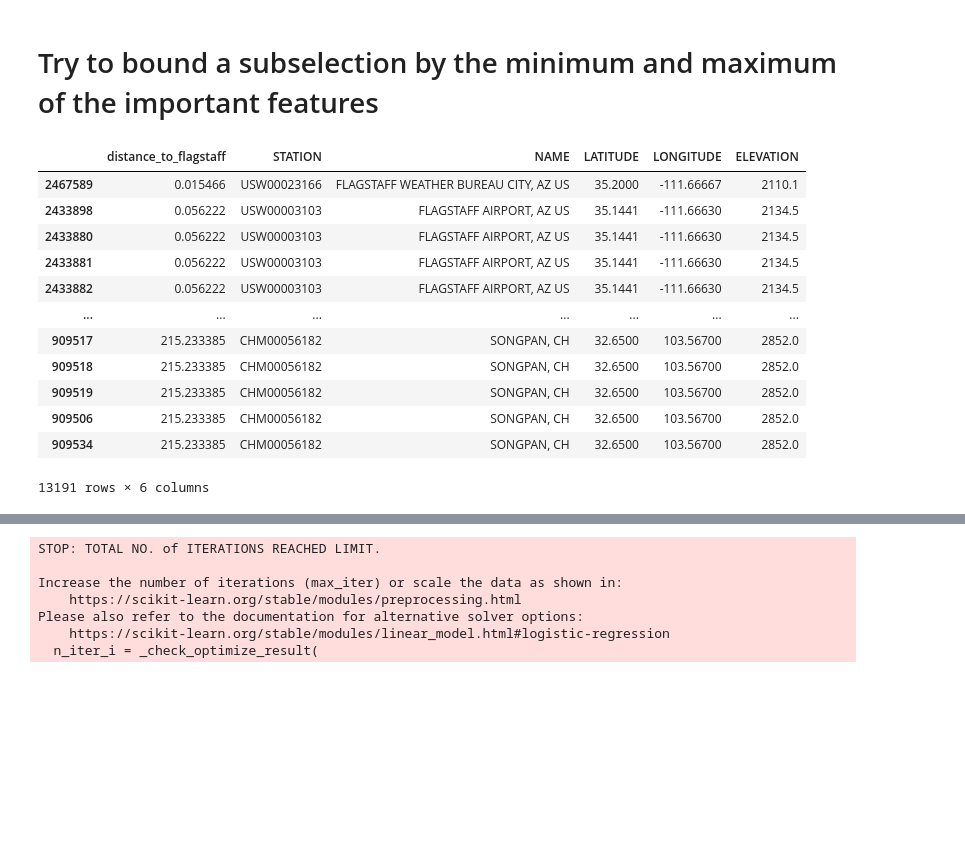
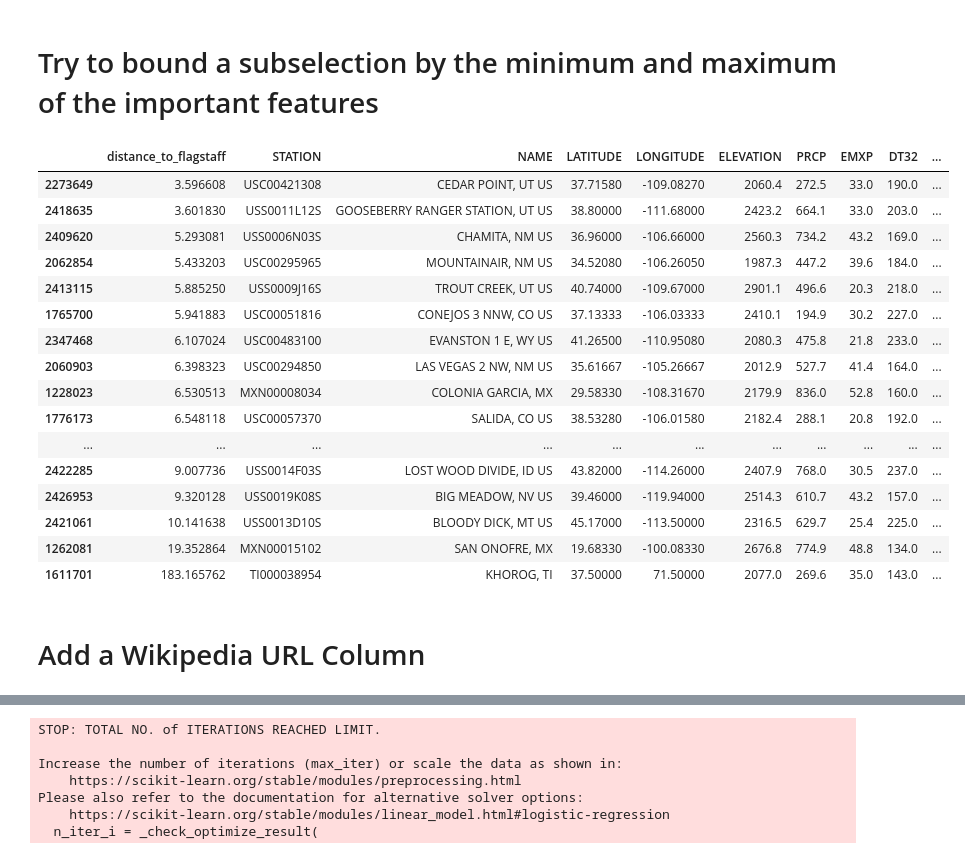
Before and after one commit to dbabbitt/notebooks, a Jupyter notebook: ipynb/Climates like Flagstaff.ipynb, the cells around one changed output, grey strips where cells are left out. Drawn from its saved outputs; the diff is of its cells as text; code cells hidden in the pictures; blank space fills up the shorter version.

```diff
--- a/ipynb/Climates like Flagstaff.ipynb
+++ b/ipynb/Climates like Flagstaff.ipynb
@@ -197,9 +200,17 @@ RandomForestClassifier()
 # %%
 
 # Show columns important for determining if like Flagstaff
+from sklearn.inspection import permutation_importance
+
+# Warning: impurity-based feature importances can be misleading for high cardinality features (many unique values)
 feature_importances_tuples_list = sorted([(cn, ci) for cn, ci in zip(numeric_columns_list, rfclf.feature_importances_) if ci > 0.0],
                                          key=lambda x: x[1], reverse=True)[:6]
-feature_importances_tuples_list
+print(feature_importances_tuples_list)
+
+X = climates_df[numeric_columns_list].fillna(0).values
+y = climates_df.index.isin(nearby_list)
+result = permutation_importance(rfclf, X, y, n_repeats=10)
+result.importances
 # %% [output]
 [('ELEVATION', 0.23153980093427998), ('PRCP', 0.04434836212649677), ('EMXP', 0.03908307179076151), ('DT32', 0.03347134333827441), ('HTDD', 0.033167256802250696), ('HDSD', 0.03224461979784765)]
 # %% [markdown]
@@ -314,24 +325,33 @@ if 'is_like_flagstaff' not in climates_df.columns:
 # %%
 
 columns_list = [fi_tuple[0] for fi_tuple in feature_importances_tuples_list]
 mask_series = climates_df.index.isin(nearby_list)
 df = climates_df[mask_series][columns_list].describe()
 mask_series = True
 for column_name in columns_list:
     mask_series = mask_series & (climates_df[column_name] >= df.loc['min', column_name]) & (climates_df[column_name] <= df.loc['max', column_name])
-columns_list = ['distance_to_flagstaff', 'STATION', 'NAME', 'LATITUDE', 'LONGITUDE', 'ELEVATION']
-climates_df[mask_series][columns_list].sort_values('distance_to_flagstaff')
+climates_df['is_like_flagstaff'] = False
+climates_df.loc[mask_series, 'is_like_flagstaff'] = True
+columns_list = ['distance_to_flagstaff', 'STATION', 'NAME', 'LATITUDE', 'LONGITUDE'] + columns_list
+climates_df[mask_series][columns_list].sample(20).sort_values('distance_to_flagstaff')
 # %% [output]
-|  | distance_to_flagstaff | STATION | NAME | LATITUDE | LONGITUDE | ELEVATION |
-| 2467589 | 0.015466 | USW00023166 | FLAGSTAFF WEATHER BUREAU CITY, AZ US | 35.2000 | -111.66667 | 2110.1 |
-| 2433898 | 0.056222 | USW00003103 | FLAGSTAFF AIRPORT, AZ US | 35.1441 | -111.66630 | 2134.5 |
-| 2433880 | 0.056222 | USW00003103 | FLAGSTAFF AIRPORT, AZ US | 35.1441 | -111.66630 | 2134.5 |
-| 2433881 | 0.056222 | USW00003103 | FLAGSTAFF AIRPORT, AZ US | 35.1441 | -111.66630 | 2134.5 |
-| 2433882 | 0.056222 | USW00003103 | FLAGSTAFF AIRPORT, AZ US | 35.1441 | -111.66630 | 2134.5 |
-| ... | ... | ... | ... | ... | ... | ... |
-| 909517 | 215.233385 | CHM00056182 | SONGPAN, CH | 32.6500 | 103.56700 | 2852.0 |
-| 909518 | 215.233385 | CHM00056182 | SONGPAN, CH | 32.6500 | 103.56700 | 2852.0 |
-| 909519 | 215.233385 | CHM00056182 | SONGPAN, CH | 32.6500 | 103.56700 | 2852.0 |
-| 909506 | 215.233385 | CHM00056182 | SONGPAN, CH | 32.6500 | 103.56700 | 2852.0 |
-| 909534 | 215.233385 | CHM00056182 | SONGPAN, CH | 32.6500 | 103.56700 | 2852.0 |
+|  | distance_to_flagstaff | STATION | NAME | LATITUDE | LONGITUDE | ELEVATION | PRCP | EMXP | DT32 | ... |
+| 2273649 | 3.596608 | USC00421308 | CEDAR POINT, UT US | 37.71580 | -109.08270 | 2060.4 | 272.5 | 33.0 | 190.0 | ... |
+| 2418635 | 3.601830 | USS0011L12S | GOOSEBERRY RANGER STATION, UT US | 38.80000 | -111.68000 | 2423.2 | 664.1 | 33.0 | 203.0 | ... |
+| 2409620 | 5.293081 | USS0006N03S | CHAMITA, NM US | 36.96000 | -106.66000 | 2560.3 | 734.2 | 43.2 | 169.0 | ... |
+| 2062854 | 5.433203 | USC00295965 | MOUNTAINAIR, NM US | 34.52080 | -106.26050 | 1987.3 | 447.2 | 39.6 | 184.0 | ... |
+| 2413115 | 5.885250 | USS0009J16S | TROUT CREEK, UT US | 40.74000 | -109.67000 | 2901.1 | 496.6 | 20.3 | 218.0 | ... |
+| 1765700 | 5.941883 | USC00051816 | CONEJOS 3 NNW, CO US | 37.13333 | -106.03333 | 2410.1 | 194.9 | 30.2 | 227.0 | ... |
+| 2347468 | 6.107024 | USC00483100 | EVANSTON 1 E, WY US | 41.26500 | -110.95080 | 2080.3 | 475.8 | 21.8 | 233.0 | ... |
+| 2060903 | 6.398323 | USC00294850 | LAS VEGAS 2 NW, NM US | 35.61667 | -105.26667 | 2012.9 | 527.7 | 41.4 | 164.0 | ... |
+| 1228023 | 6.530513 | MXN00008034 | COLONIA GARCIA, MX | 29.58330 | -108.31670 | 2179.9 | 836.0 | 52.8 | 160.0 | ... |
+| 1776173 | 6.548118 | USC00057370 | SALIDA, CO US | 38.53280 | -106.01580 | 2182.4 | 288.1 | 20.8 | 192.0 | ... |
+| ... | ... | ... | ... | ... | ... | ... | ... | ... | ... | ... |
+| 2422285 | 9.007736 | USS0014F03S | LOST WOOD DIVIDE, ID US | 43.82000 | -114.26000 | 2407.9 | 768.0 | 30.5 | 237.0 | ... |
+| 2426953 | 9.320128 | USS0019K08S | BIG MEADOW, NV US | 39.46000 | -119.94000 | 2514.3 | 610.7 | 43.2 | 157.0 | ... |
+| 2421061 | 10.141638 | USS0013D10S | BLOODY DICK, MT US | 45.17000 | -113.50000 | 2316.5 | 629.7 | 25.4 | 225.0 | ... |
+| 1262081 | 19.352864 | MXN00015102 | SAN ONOFRE, MX | 19.68330 | -100.08330 | 2676.8 | 774.9 | 48.8 | 134.0 | ... |
+| 1611701 | 183.165762 | TI000038954 | KHOROG, TI | 37.50000 | 71.50000 | 2077.0 | 269.6 | 35.0 | 143.0 | ... |
-13191 rows × 6 columns
+# %% [markdown]
+
+# Add a Wikipedia URL Column
```
Also changed, not shown: parts of 7 cells of this notebook.
